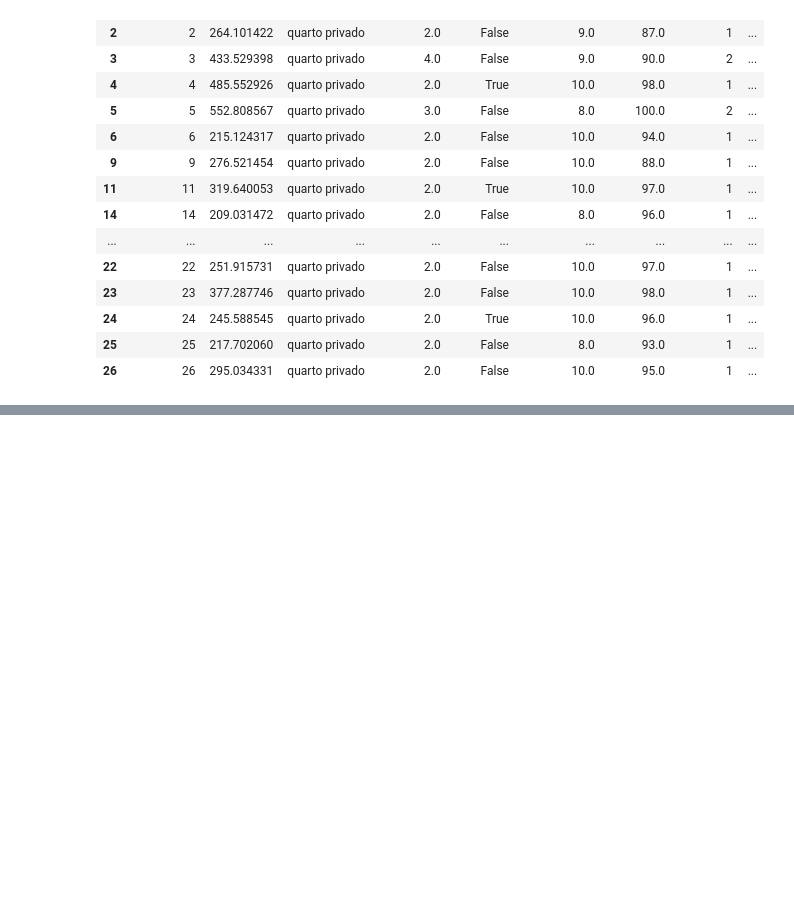
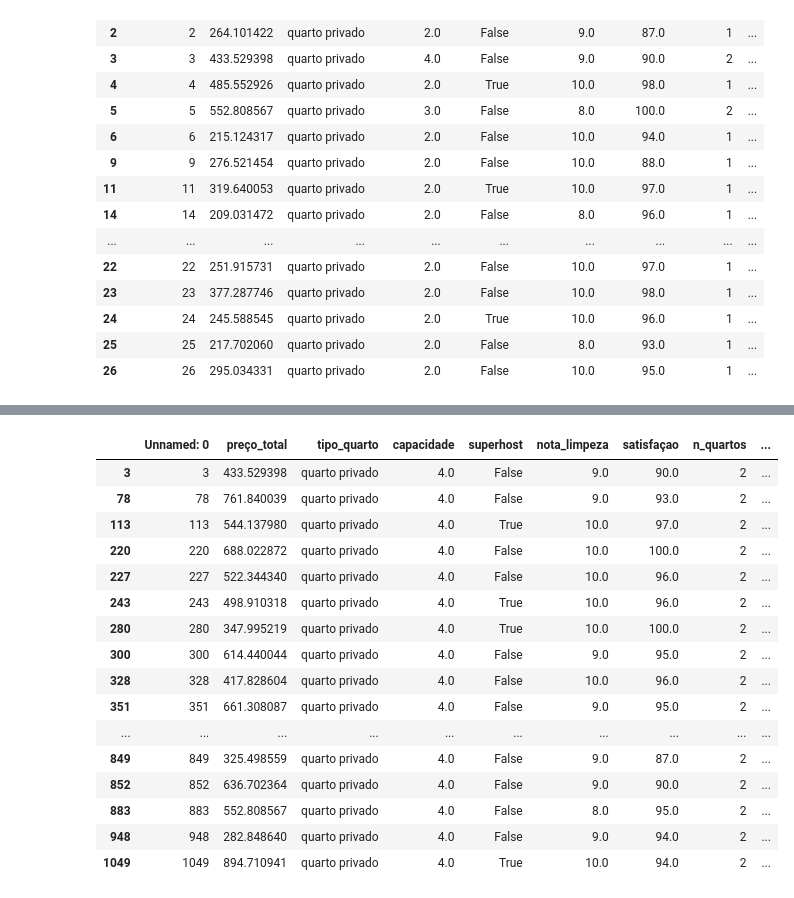
Before and after one commit to DeividAND/Projeto--01-An-lise-de-dados, a Jupyter notebook: notebooks/script01.ipynb, the cells around one changed output, grey strips where cells are left out. Cells and saved outputs as stored; diff of their text form; code cells hidden in the pictures; blank space fills up the shorter version.

```diff
--- a/notebooks/script01.ipynb
+++ b/notebooks/script01.ipynb
@@ -535,3 +537,23 @@ df_final[df_final['nota_limpeza'] < 7].head(20)
 | 853 | 853 | 566.634640 | Casa/apto inteiro | 4.0 | False | 6.0 | 60.0 | 2 | ... |
 | 901 | 901 | 233.637194 | quarto privado | 2.0 | False | 6.0 | 20.0 | 1 | ... |
 | 907 | 907 | 209.031472 | quarto privado | 2.0 | False | 6.0 | 60.0 | 1 | ... |
+# %%
+df_final[(df_final['capacidade'] == 4) & (df_final['tipo_quarto'] == 'quarto privado') & (df_final['n_quartos'] == 2)]
+# %% [output]
+|  | Unnamed: 0 | preço_total | tipo_quarto | capacidade | superhost | nota_limpeza | satisfaçao | n_quartos | ... |
+| 3 | 3 | 433.529398 | quarto privado | 4.0 | False | 9.0 | 90.0 | 2 | ... |
+| 78 | 78 | 761.840039 | quarto privado | 4.0 | False | 9.0 | 93.0 | 2 | ... |
+| 113 | 113 | 544.137980 | quarto privado | 4.0 | True | 10.0 | 97.0 | 2 | ... |
+| 220 | 220 | 688.022872 | quarto privado | 4.0 | False | 10.0 | 100.0 | 2 | ... |
+| 227 | 227 | 522.344340 | quarto privado | 4.0 | False | 10.0 | 96.0 | 2 | ... |
+| 243 | 243 | 498.910318 | quarto privado | 4.0 | True | 10.0 | 96.0 | 2 | ... |
+| 280 | 280 | 347.995219 | quarto privado | 4.0 | True | 10.0 | 100.0 | 2 | ... |
+| 300 | 300 | 614.440044 | quarto privado | 4.0 | False | 9.0 | 95.0 | 2 | ... |
+| 328 | 328 | 417.828604 | quarto privado | 4.0 | False | 10.0 | 96.0 | 2 | ... |
+| 351 | 351 | 661.308087 | quarto privado | 4.0 | False | 9.0 | 95.0 | 2 | ... |
+| ... | ... | ... | ... | ... | ... | ... | ... | ... | ... |
+| 849 | 849 | 325.498559 | quarto privado | 4.0 | False | 9.0 | 87.0 | 2 | ... |
+| 852 | 852 | 636.702364 | quarto privado | 4.0 | False | 9.0 | 90.0 | 2 | ... |
+| 883 | 883 | 552.808567 | quarto privado | 4.0 | False | 8.0 | 95.0 | 2 | ... |
+| 948 | 948 | 282.848640 | quarto privado | 4.0 | False | 9.0 | 94.0 | 2 | ... |
+| 1049 | 1049 | 894.710941 | quarto privado | 4.0 | True | 10.0 | 94.0 | 2 | ... |
```
Also changed, not shown: parts of 3 cells of this notebook.
